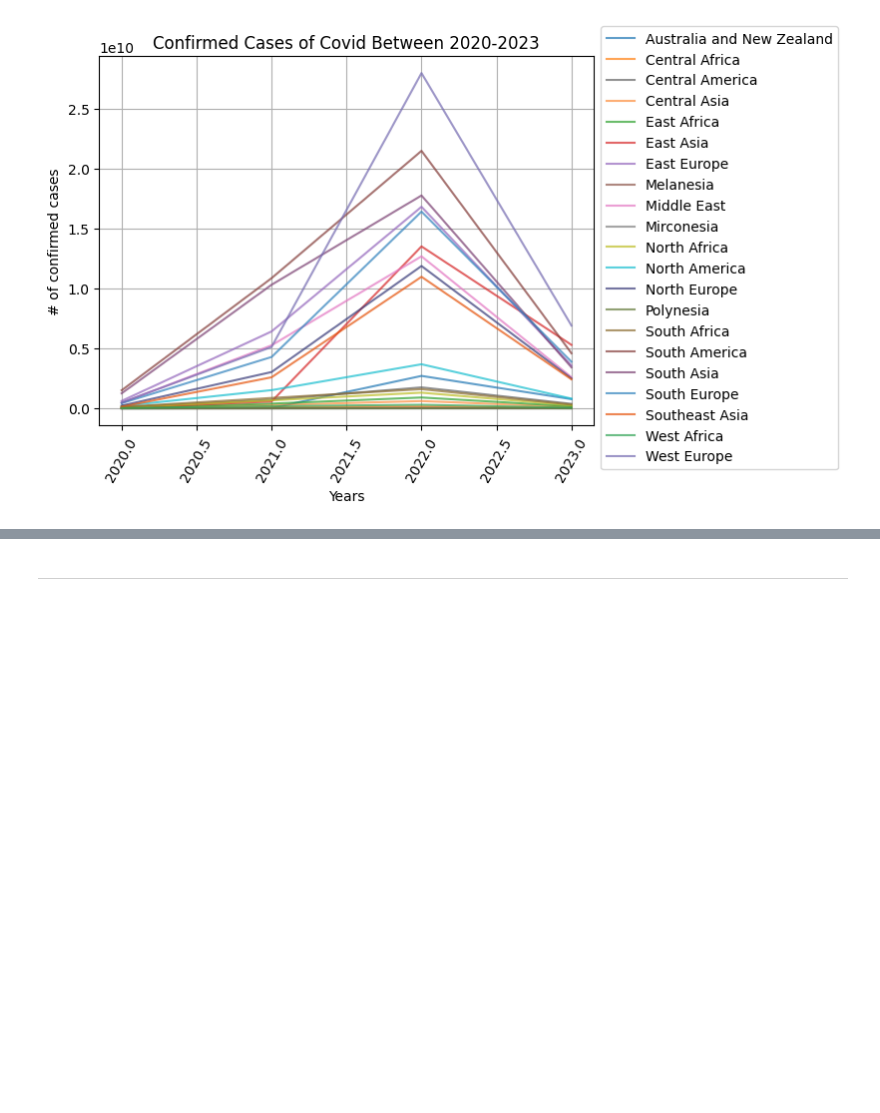
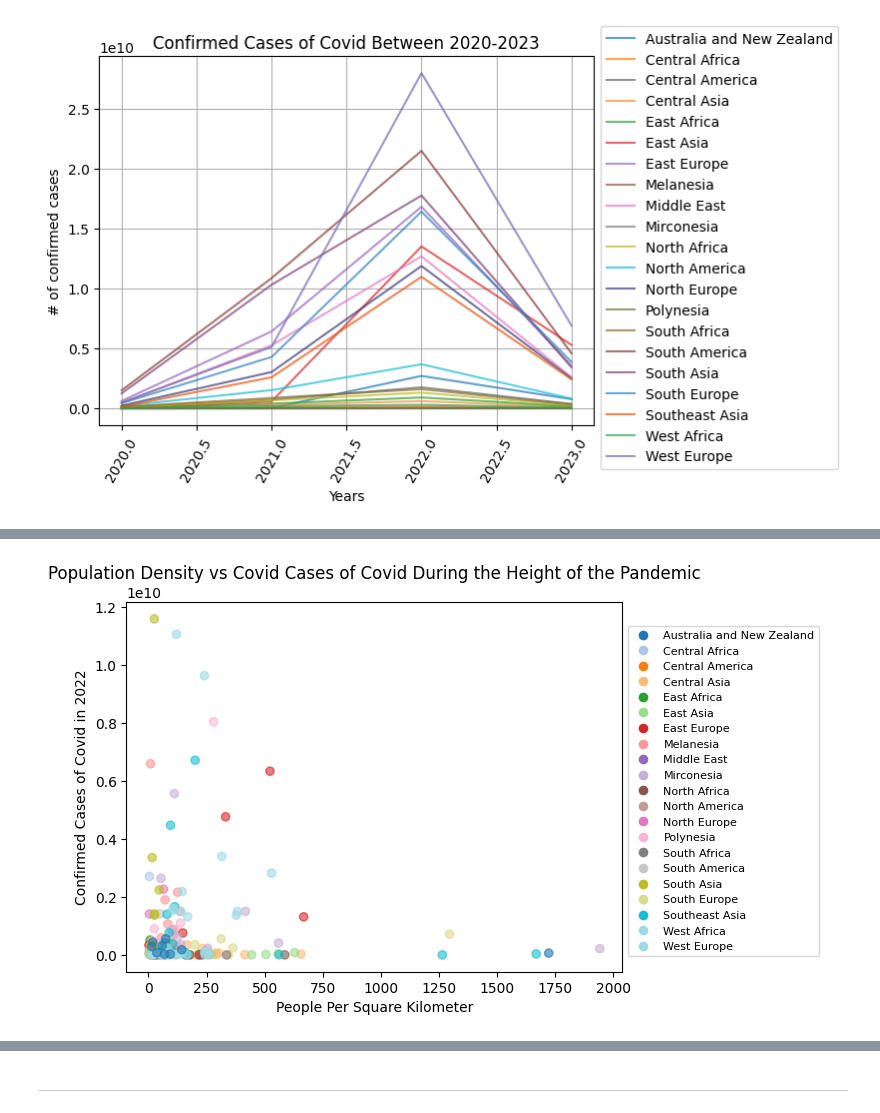
Before and after one commit to lily-the-real-lilly/first, a Jupyter notebook: CovidResearch.ipynb, the cells around one changed output, grey strips where cells are left out. Cells and saved outputs as stored; diff of their text form; code cells hidden in the pictures; blank space fills up the shorter version.

```diff
--- a/CovidResearch.ipynb
+++ b/CovidResearch.ipynb
@@ -620,3 +665,33 @@ plt.show()
+# %%
+
+cat_column = noextremes['Place']
+cat_series = pd.Series(cat_column)
+cat_codes = cat_series.astype('category').cat.codes
+categories = ['Australia and New Zealand', 'Central Africa', 'Central America',
+       'Central Asia', 'East Africa', 'East Asia', 'East Europe',
+       'Melanesia', 'Middle East', 'Mirconesia', 'North Africa',
+       'North America', 'North Europe', 'Polynesia', 'South Africa',
+       'South America', 'South Asia', 'South Europe', 'Southeast Asia',
+       'West Africa', 'West Europe']
+
+# Create a colormap (use tab10 for up to 10 distinct colors)
+cmap = plt.cm.get_cmap('tab20', len(categories))
+
+x = noextremes['Country People/Sq Km']
+y = noextremes[2022]
+
+plt.scatter(x, y, c=cat_codes, cmap=cmap, alpha=0.6)
+
+
+plt.legend(handles=handles, title='Countries')
+plt.title('Population Density vs Covid Cases of Covid During the Height of the Pandemic')
+plt.xlabel('People Per Square Kilometer')
+plt.ylabel('Confirmed Cases of Covid in 2022')
+plt.legend(handles=handles, fontsize=8, loc='upper left', bbox_to_anchor=(1, 0.95))
+
+plt.show()
+# %% [output]
+[figure, added]
 # %%
 plt.bar(cleaned['Place'], cleaned[2022])
 
```
Also changed, not shown: parts of 9 cells of this notebook.
